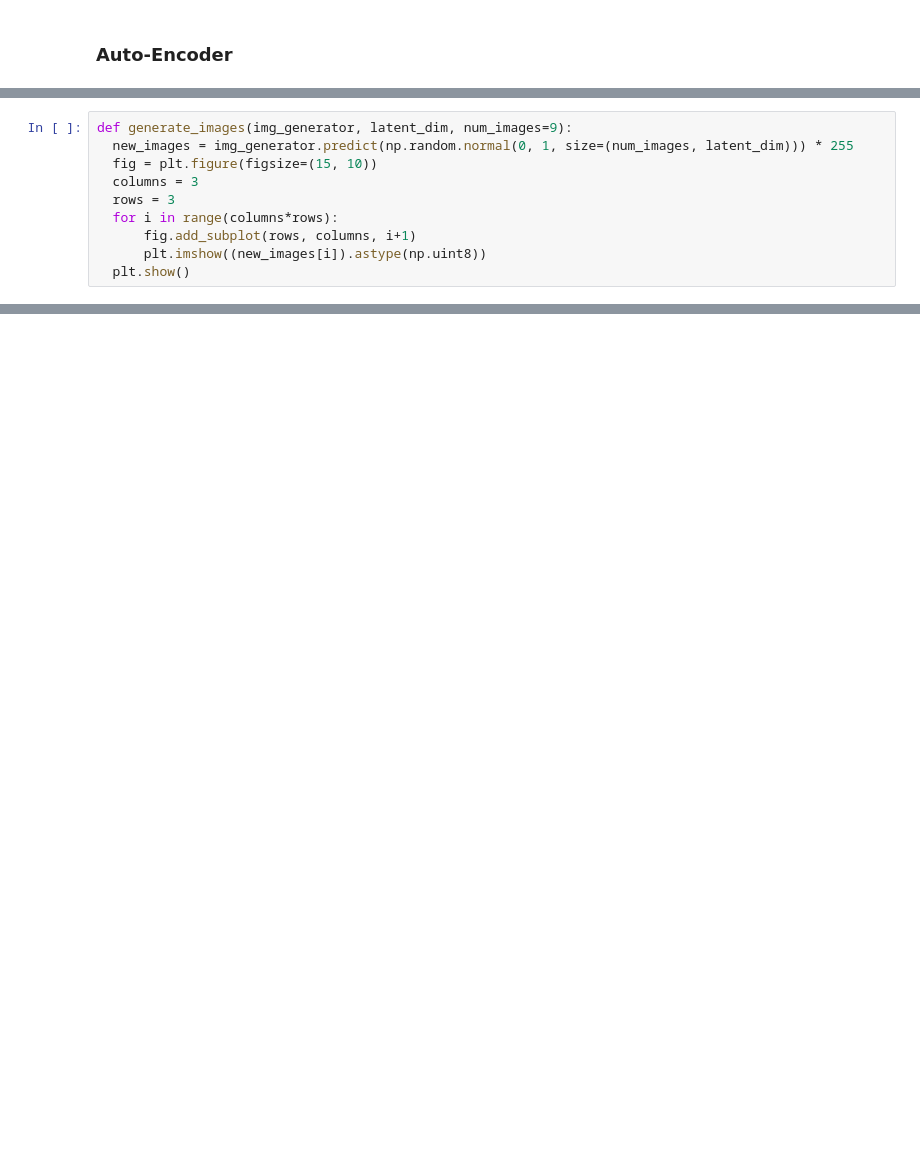
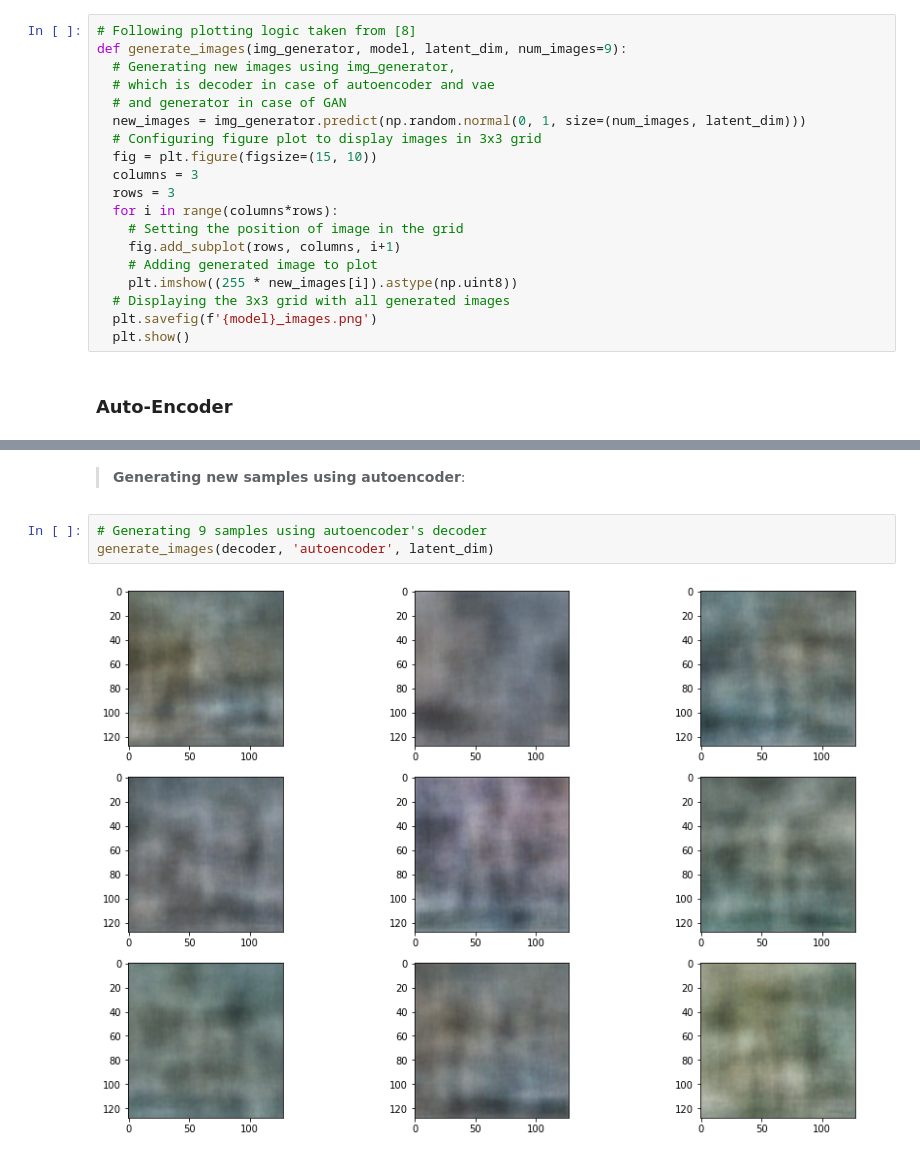
Before and after one commit to Kalyani011/DeepLearning-Unsupervised_learning_and_generating_images, a Jupyter notebook: ImageGeneration.ipynb, the cells around one changed output, grey strips where cells are left out. Saved outputs shown, nothing was run; the diff lists cells and outputs as text; blank space fills up the shorter version.

```diff
--- a/ImageGeneration.ipynb
+++ b/ImageGeneration.ipynb
@@ -89,2 +123,21 @@ TensorShape([3172, 128, 128, 3])
+# %%
+# Following plotting logic taken from [8]
+def generate_images(img_generator, model, latent_dim, num_images=9):
+  # Generating new images using img_generator,
+  # which is decoder in case of autoencoder and vae
+  # and generator in case of GAN
+  new_images = img_generator.predict(np.random.normal(0, 1, size=(num_images, latent_dim)))
+  # Configuring figure plot to display images in 3x3 grid
+  fig = plt.figure(figsize=(15, 10))
+  columns = 3
+  rows = 3
+  for i in range(columns*rows):
+    # Setting the position of image in the grid
+    fig.add_subplot(rows, columns, i+1)
+    # Adding generated image to plot
+    plt.imshow((255 * new_images[i]).astype(np.uint8))
+  # Displaying the 3x3 grid with all generated images
+  plt.savefig(f'{model}_images.png')
+  plt.show()
 # %% [markdown]
 ### Auto-Encoder
@@ -241,10 +260,0 @@ reconstruct_results(autoencoder, num_images=5, start=9)
-# %%
-def generate_images(img_generator, latent_dim, num_images=9):
-  new_images = img_generator.predict(np.random.normal(0, 1, size=(num_images, latent_dim))) * 255
-  fig = plt.figure(figsize=(15, 10))
-  columns = 3
-  rows = 3
-  for i in range(columns*rows):
-      fig.add_subplot(rows, columns, i+1)
-      plt.imshow((new_images[i]).astype(np.uint8))
-  plt.show()
@@ -276,0 +292,7 @@ generate_images(decoder, latent_dim)
+# %% [markdown]
+> **Generating new samples using autoencoder**:
+# %%
+# Generating 9 samples using autoencoder's decoder
+generate_images(decoder, 'autoencoder', latent_dim)
+# %% [output]
+[figure, added]
```
Also changed, not shown: parts of 84 cells of this notebook.
